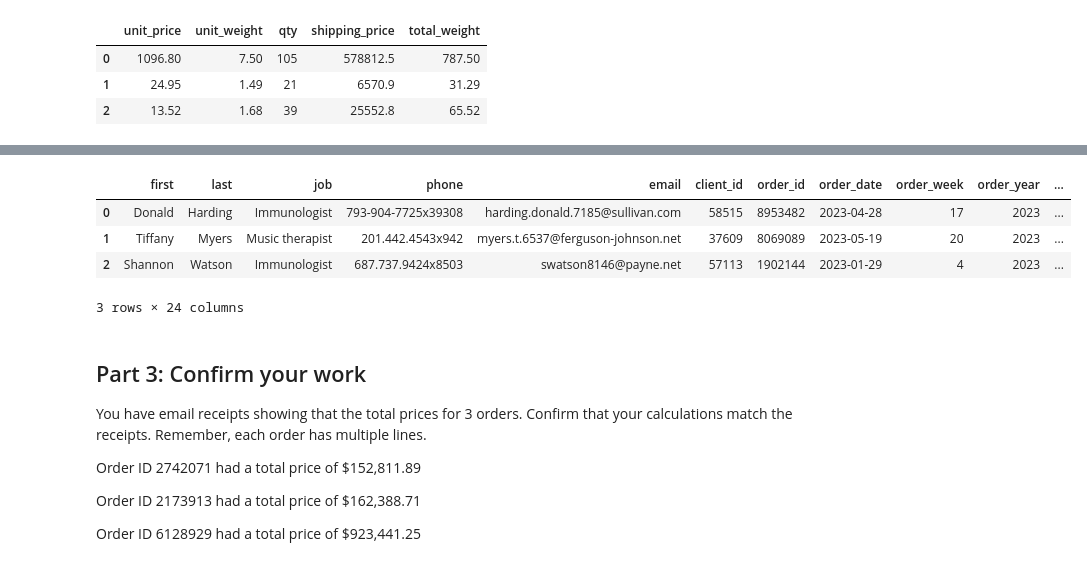
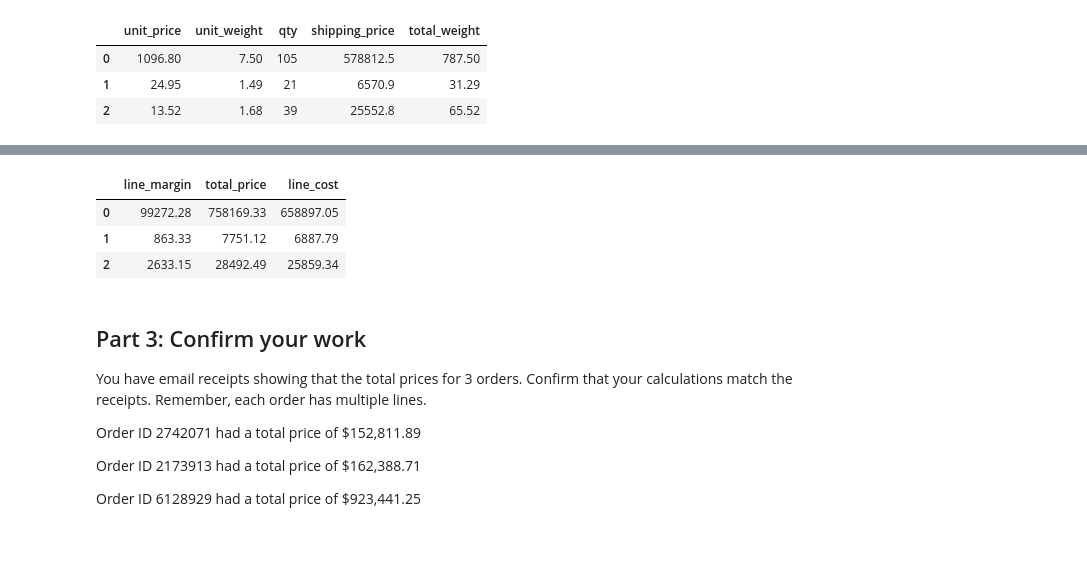
Before and after one commit to sonjabaro/pandas-challenge-1, a Jupyter notebook: module_4_challenge.ipynb, the cells around one changed output, grey strips where cells are left out. Saved outputs shown, nothing was run; the diff lists cells and outputs as text; code cells hidden in the pictures.

```diff
--- a/module_4_challenge.ipynb
+++ b/module_4_challenge.ipynb
@@ -160,4 +179,12 @@ df[["unit_price", "unit_weight", "qty", "shipping_price", "total_weight"]].head(
 # Create a column for the total price
 # using the subtotal and the shipping price
 # along with a sales tax of 9.25%
+#Define sales tax against the subtotal
+sales_tax = 1.0925
+#calculate the price with tax and shipping
+df["total_price"]=(df["line_subtotal"] + df["shipping_price"]) * sales_tax
+#make the number a logical one using round method
+df["total_price"] = df["total_price"].round(2)
+#show all columns
+df[["line_subtotal","shipping_price","total_price"]].head(3)
 # %% [output]
@@ -170,4 +197,8 @@ df[["unit_price", "unit_weight", "qty", "shipping_price", "total_weight"]].head(
 # of each line using unit cost, qty, and
 # shipping price (assume the shipping cost
 # is exactly what is charged to the client).
+
+#create new column and calculation
+df["line_cost"]= df["unit_cost"]*df["qty"] + df["shipping_price"]
+df[["line_cost","unit_cost","qty","shipping_price"]].head(3)
 # %% [output]
@@ -179,12 +209,16 @@ df[["unit_price", "unit_weight", "qty", "shipping_price", "total_weight"]].head(
 # %%
 # Create a column for the profit of
 # each line using line cost and line price
+# define profit margin
+df["line_margin"] = df["total_price"] - df["line_cost"]
+
+#list columns
+df[["line_margin", "total_price", "line_cost"]].head(3)
 # %% [output]
-|  | first | last | job | phone | email | client_id | order_id | order_date | order_week | order_year | ... |
-| 0 | Donald | Harding | Immunologist | 793-904-7725x39308 | harding.donald.7185@sullivan.com | 58515 | 8953482 | 2023-04-28 | 17 | 2023 | ... |
-| 1 | Tiffany | Myers | Music therapist | 201.442.4543x942 | myers.t.6537@ferguson-johnson.net | 37609 | 8069089 | 2023-05-19 | 20 | 2023 | ... |
-| 2 | Shannon | Watson | Immunologist | 687.737.9424x8503 | swatson8146@payne.net | 57113 | 1902144 | 2023-01-29 | 4 | 2023 | ... |
+|  | line_margin | total_price | line_cost |
+| 0 | 99272.28 | 758169.33 | 658897.05 |
+| 1 | 863.33 | 7751.12 | 6887.79 |
+| 2 | 2633.15 | 28492.49 | 25859.34 |
-3 rows × 24 columns
 # %% [markdown]
 ## Part 3: Confirm your work
 You have email receipts showing that the total prices for 3 orders. Confirm that your calculations match the receipts. Remember, each order has multiple lines.
```
Also changed, not shown: parts of 21 cells of this notebook.
